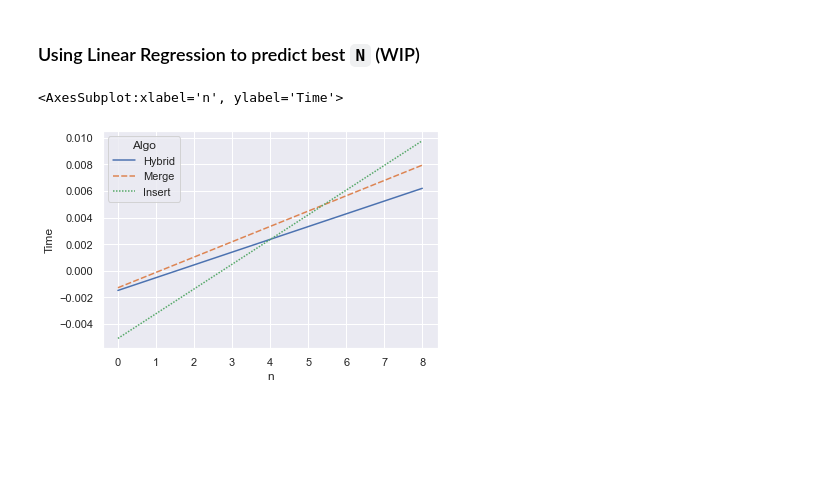
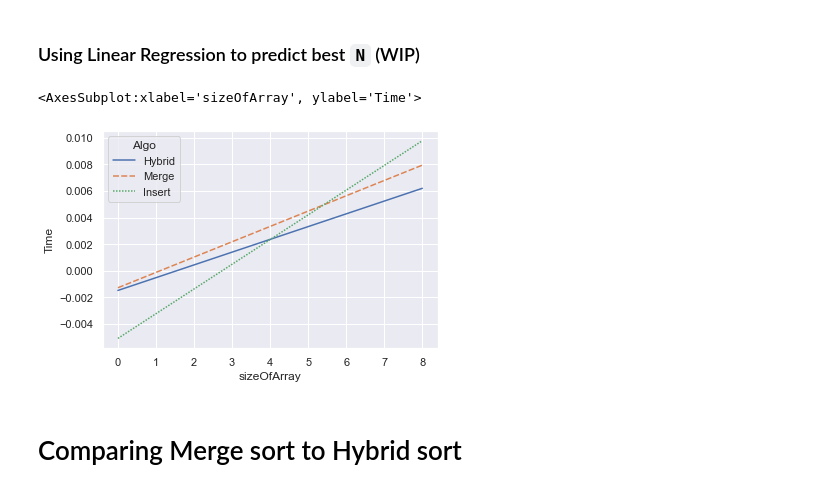
Before and after one commit to TsienJin/SC2001-Group-Projects, a Jupyter notebook: Proj1/Findings.ipynb, the cells around one changed output. Cells and saved outputs as stored; diff of their text form; code cells hidden in the pictures; blank space fills up the shorter version.

```diff
--- a/Proj1/Findings.ipynb
+++ b/Proj1/Findings.ipynb
@@ -251,7 +251,8 @@ Text(0.5, 1.0, 'Comparing Variance')
 # %%
 # Import data for all 3 sorts
 
-dataInsertMergeHybridSmallN = pd.read_csv("./result/result_InsertMergeHybridFocusedN_5.csv")
+dataInsertMergeHybridSmallN_ = pd.read_csv("./result/result_InsertMergeHybridFocusedN_5.csv")
+dataInsertMergeHybridSmallN = dataInsertMergeHybridSmallN_[dataInsertMergeHybridSmallN_['time']<0.4]
 
 dataInsertMergeHybridSmallN.head()
 # %% [output]
@@ -327,26 +328,28 @@ Text(0.5, 1.0, 'Hybrid')
 # %%
 n_Reshaped = dataInsertNarrowN['n'].to_numpy().reshape((-1,1))
 
 insert_Model = LinearRegression().fit(n_Reshaped, dataInsertNarrowN['time'])
 merge_Model = LinearRegression().fit(n_Reshaped, dataMergeNarrowN['time'])
 hybrid_Model = LinearRegression().fit(n_Reshaped, dataHybridNarrowN['time'])
 
 range_Of_X = np.arange(9).reshape((-1,1))
 insertPredict = insert_Model.predict(range_Of_X)
 mergePredict = merge_Model.predict(range_Of_X)
 hybridPredict = hybrid_Model.predict(range_Of_X)
 
 prediction_Columns = ['n','Algo','Time']
 
 prediction_Data = ({
-    'n': [x for x in range(len(hybridPredict))]+[x for x in range(len(mergePredict))]+[x for x in range(len(insertPredict))],
+    'sizeOfArray': [x for x in range(len(hybridPredict))]+[x for x in range(len(mergePredict))]+[x for x in range(len(insertPredict))],
     'Algo': ['Hybrid' for x in range(len(hybridPredict))]+['Merge' for x in range(len(mergePredict))]+['Insert' for x in range(len(insertPredict))],
     'Time': np.concatenate([hybridPredict, mergePredict, insertPredict])
 })
 
 prediction_Data_DF = pd.DataFrame.from_dict(prediction_Data)
 
-sns.lineplot(data=prediction_Data_DF, x='n', y='Time', hue='Algo', style='Algo')
+sns.lineplot(data=prediction_Data_DF, x='sizeOfArray', y='Time', hue='Algo', style='Algo')
 # %% [output]
-<AxesSubplot:xlabel='n', ylabel='Time'>
+<AxesSubplot:xlabel='sizeOfArray', ylabel='Time'>
-[figure, old version]
+[figure, new version]
+# %% [markdown]
+# Comparing Merge sort to Hybrid sort
```
Also changed, not shown: parts of 9 cells of this notebook, 3 other files.
